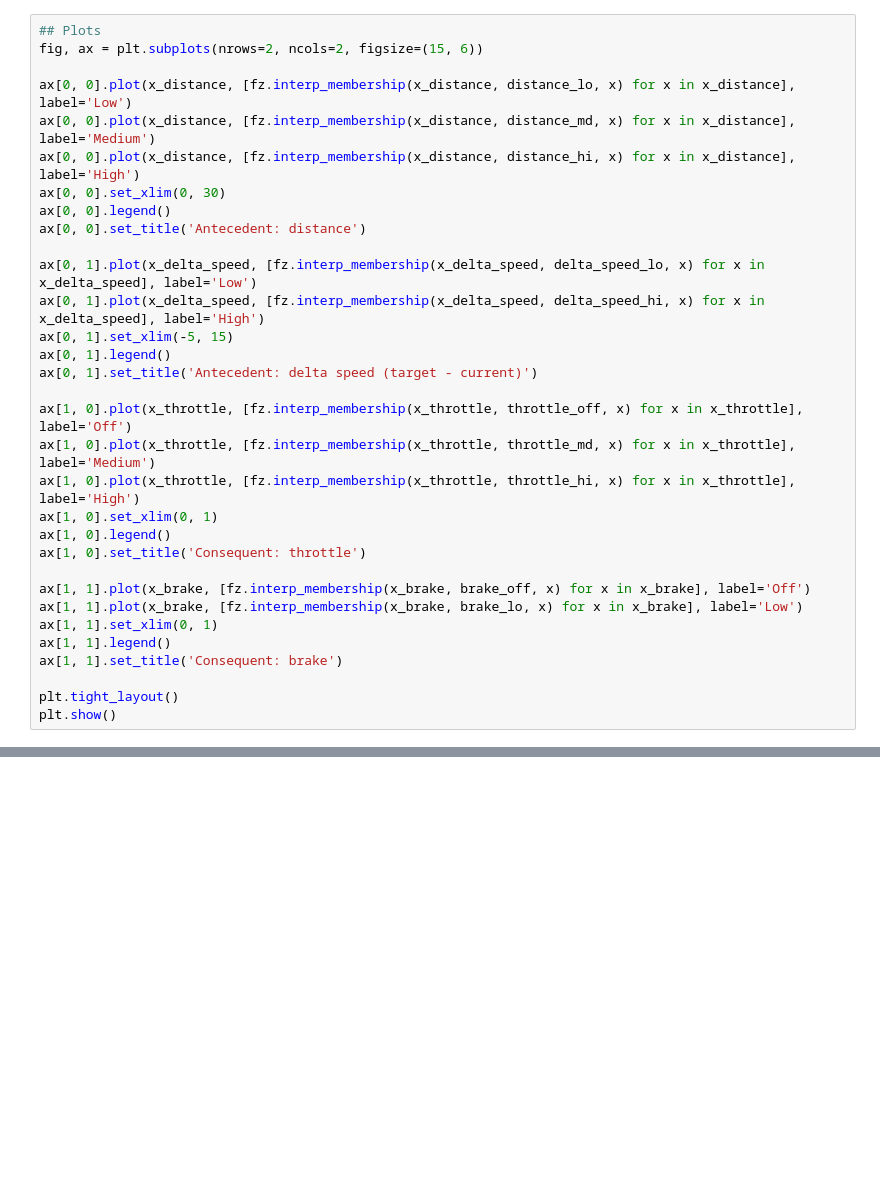
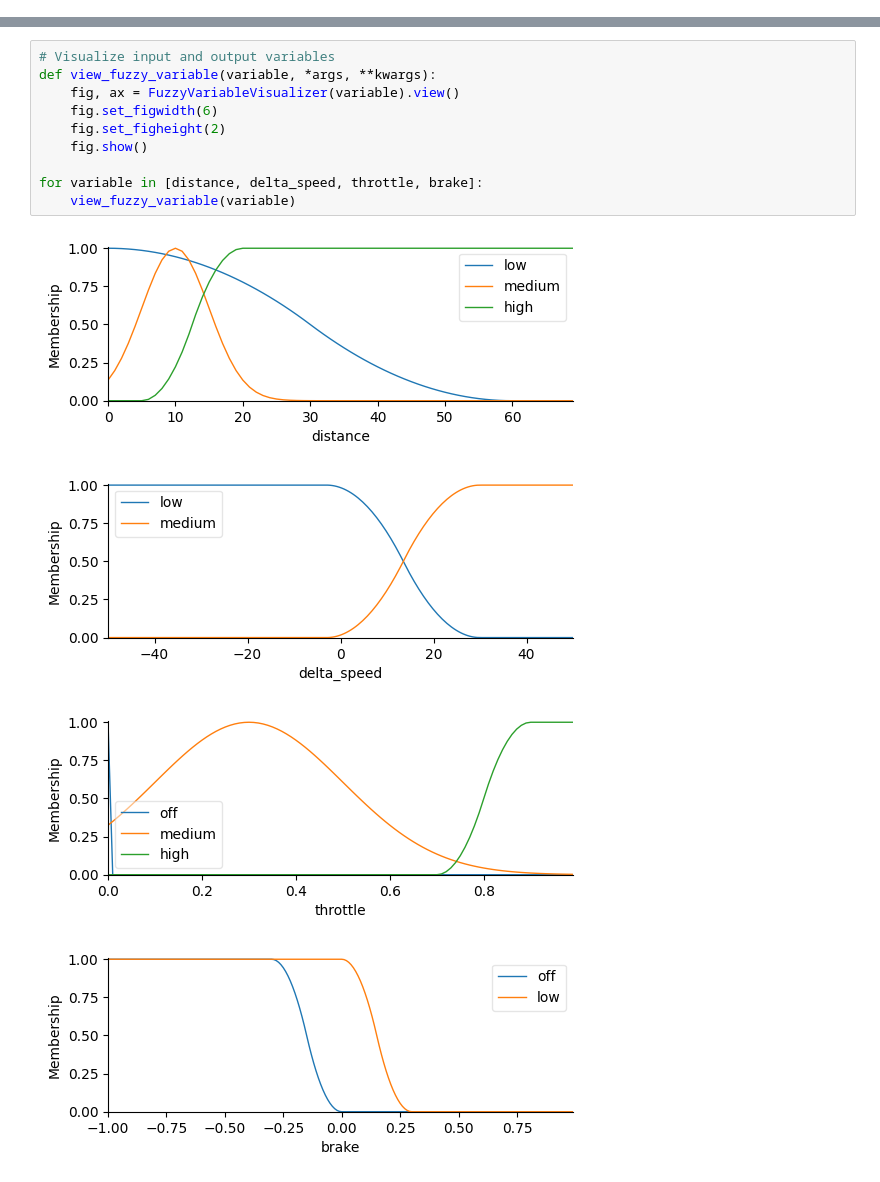
Before and after one commit to floriandejonckheere/abo-autonomic-systems-carla, a Jupyter notebook: fuzzy.ipynb, the cells around one changed output, grey strips where cells are left out. Drawn from its saved outputs; the diff is of its cells as text; blank space fills up the shorter version.

Commit message:
Update fuzzy notebook

```diff
--- a/fuzzy.ipynb
+++ b/fuzzy.ipynb
@@ -67,32 +58,0 @@ def simulate(distance, delta_speed, visualize=False):
-# %%
-## Plots
-fig, ax = plt.subplots(nrows=2, ncols=2, figsize=(15, 6))
-
-ax[0, 0].plot(x_distance, [fz.interp_membership(x_distance, distance_lo, x) for x in x_distance], label='Low')
-ax[0, 0].plot(x_distance, [fz.interp_membership(x_distance, distance_md, x) for x in x_distance], label='Medium')
-ax[0, 0].plot(x_distance, [fz.interp_membership(x_distance, distance_hi, x) for x in x_distance], label='High')
-ax[0, 0].set_xlim(0, 30)
-ax[0, 0].legend()
-ax[0, 0].set_title('Antecedent: distance')
-
-ax[0, 1].plot(x_delta_speed, [fz.interp_membership(x_delta_speed, delta_speed_lo, x) for x in x_delta_speed], label='Low')
-ax[0, 1].plot(x_delta_speed, [fz.interp_membership(x_delta_speed, delta_speed_hi, x) for x in x_delta_speed], label='High')
-ax[0, 1].set_xlim(-5, 15)
-ax[0, 1].legend()
-ax[0, 1].set_title('Antecedent: delta speed (target - current)')
-
-ax[1, 0].plot(x_throttle, [fz.interp_membership(x_throttle, throttle_off, x) for x in x_throttle], label='Off')
-ax[1, 0].plot(x_throttle, [fz.interp_membership(x_throttle, throttle_md, x) for x in x_throttle], label='Medium')
-ax[1, 0].plot(x_throttle, [fz.interp_membership(x_throttle, throttle_hi, x) for x in x_throttle], label='High')
-ax[1, 0].set_xlim(0, 1)
-ax[1, 0].legend()
-ax[1, 0].set_title('Consequent: throttle')
-
-ax[1, 1].plot(x_brake, [fz.interp_membership(x_brake, brake_off, x) for x in x_brake], label='Off')
-ax[1, 1].plot(x_brake, [fz.interp_membership(x_brake, brake_lo, x) for x in x_brake], label='Low')
-ax[1, 1].set_xlim(0, 1)
-ax[1, 1].legend()
-ax[1, 1].set_title('Consequent: brake')
-
-plt.tight_layout()
-plt.show()
@@ -162,0 +59,15 @@ plt.show()
+# %%
+# Visualize input and output variables
+def view_fuzzy_variable(variable, *args, **kwargs):
+    fig, ax = FuzzyVariableVisualizer(variable).view()
+    fig.set_figwidth(6)
+    fig.set_figheight(2)
+    fig.show()
+
+for variable in [distance, delta_speed, throttle, brake]:
+    view_fuzzy_variable(variable)
+# %% [output]
+[figure, added]
+[figure, added]
+[figure, added]
+[figure, added]
```
Also changed, not shown: parts of 6 cells of this notebook.
